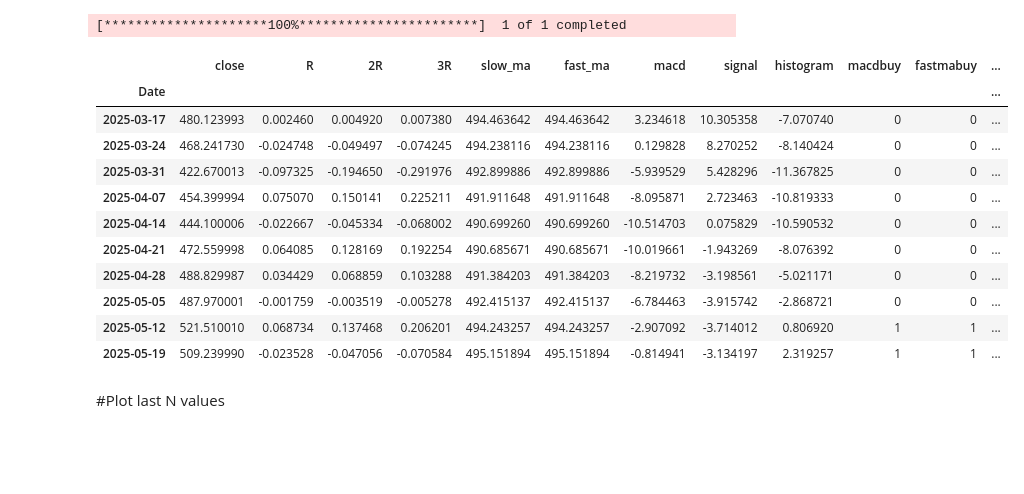
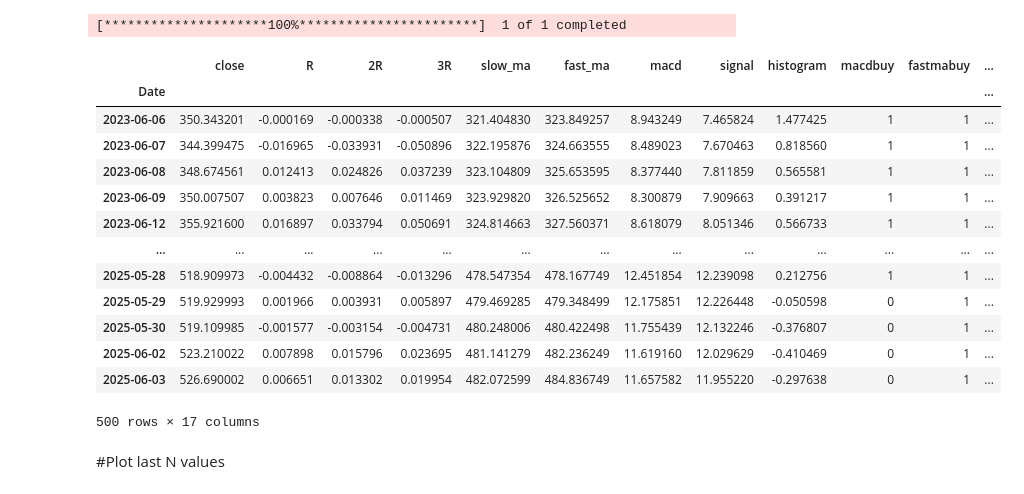
Before and after one commit to GalindoD/Backtester_Stocks, a Jupyter notebook: Backtester_Stocks.ipynb, the cells around one changed output. Cells and saved outputs as stored; diff of their text form; code cells hidden in the pictures; blank space fills up the shorter version.

```diff
--- a/Backtester_Stocks.ipynb
+++ b/Backtester_Stocks.ipynb
@@ -81,9 +81,9 @@ ta-lib-0.5.1-py311h 100%[===================>] 561.86K  --.-KB/s    in 0.1s
 def gatherdata(ticker, periodicity):
   data = yf.download(
       tickers = ticker,
-      start="2020-01-06",
-      end="2025-05-26",
-      #period="max",
+      #start="2020-01-06",
+      #end="2025-05-26",
+      period="max",
       interval=periodicity,
       ignore_tz=True,
       auto_adjust=True)
@@ -156,25 +156,31 @@ def compute_strategy(data_df, strategy, liquid_return):
         else:
           data_df.loc[i, "buy"] = 0
     case 5:
-      #Strategy 5: DCA 100 every week
+      #Strategy 5: SlowMA Only
       for i, row in data_df.iterrows():
-        data_df.loc[i, "buy"] = 1
+        if ( data_df.loc[i, "slowmabuy"] == 1 ):
+          data_df.loc[i, "buy"] = 1
+        else:
+          data_df.loc[i, "buy"] = 0
 
   #Shift
   data_df["buyshift"] = data_df["buy"].shift(1, fill_value=0)
 
   #Buying according to strategy
   data_df["R_strategy"] = data_df.R * data_df.buyshift
+  data_df['R_strX2'] = data_df.R_strategy * 2
+  data_df['R_strX3'] = data_df.R_strategy * 3
 
   #Assuming 5% return on liquid
   #data_df['R_strategy'] = data_df['R_strategy'].replace([0], liquid_return)
 
   #Add Transaction cost
   data_df['R_strategy'] = [data_df.loc[ei, 'R_strategy'] - trsncost if data_df.loc[ei, 'buy'] != data_df.loc[ei, 'buyshift'] else data_df.loc[ei, 'R_strategy'] for ei in data_df.index]
+  data_df['R_strX2'] = [data_df.loc[ei, 'R_strX2'] - trsncost if data_df.loc[ei, 'buy'] != data_df.loc[ei, 'buyshift'] else data_df.loc[ei, 'R_strX2'] for ei in data_df.index]
+  data_df['R_strX3'] = [data_df.loc[ei, 'R_strX3'] - trsncost if data_df.loc[ei, 'buy'] != data_df.loc[ei, 'buyshift'] else data_df.loc[ei, 'R_strX3'] for ei in data_df.index]
 
   #Add leveraged columns (TQQ & QLD)
-  data_df['R_strX2'] = data_df.R_strategy * 2
-  data_df['R_strX3'] = data_df.R_strategy * 3
+
 
   return data_df
 # %% [markdown]
@@ -186,10 +192,10 @@ def compute_strategy(data_df, strategy, liquid_return):
 #Variables
 ticker = "QQQ"
 
-trsncost = 0.002
+trsncost = 0.05
 
-periodicity = "1wk"
-#periodicity = "1d"
+#periodicity = "1wk"
+periodicity = "1d"
 
 if periodicity == "1wk":
   liquid_return = 0.000958
@@ -202,7 +208,7 @@ elif periodicity == "1d":
 #Strategy 4: MACD and 40SlowMA and FastMA.
 strategy = 5
 
-slowma = 40
+slowma = 50
 fastma = 40
 fastmacd = 12
 slowmacd = 26
@@ -222,20 +228,22 @@ data_df = compute_strategy(data_df, strategy, liquid_return)
 # %% [output]
 [*********************100%***********************]  1 of 1 completed
 # %%
-data_df.tail(10)
+data_df.tail(500)
 # %% [output]
 |  | close | R | 2R | 3R | slow_ma | fast_ma | macd | signal | histogram | macdbuy | fastmabuy | ... |
 | Date |  |  |  |  |  |  |  |  |  |  |  | ... |
-| 2025-03-17 | 480.123993 | 0.002460 | 0.004920 | 0.007380 | 494.463642 | 494.463642 | 3.234618 | 10.305358 | -7.070740 | 0 | 0 | ... |
-| 2025-03-24 | 468.241730 | -0.024748 | -0.049497 | -0.074245 | 494.238116 | 494.238116 | 0.129828 | 8.270252 | -8.140424 | 0 | 0 | ... |
-| 2025-03-31 | 422.670013 | -0.097325 | -0.194650 | -0.291976 | 492.899886 | 492.899886 | -5.939529 | 5.428296 | -11.367825 | 0 | 0 | ... |
-| 2025-04-07 | 454.399994 | 0.075070 | 0.150141 | 0.225211 | 491.911648 | 491.911648 | -8.095871 | 2.723463 | -10.819333 | 0 | 0 | ... |
-| 2025-04-14 | 444.100006 | -0.022667 | -0.045334 | -0.068002 | 490.699260 | 490.699260 | -10.514703 | 0.075829 | -10.590532 | 0 | 0 | ... |
-| 2025-04-21 | 472.559998 | 0.064085 | 0.128169 | 0.192254 | 490.685671 | 490.685671 | -10.019661 | -1.943269 | -8.076392 | 0 | 0 | ... |
-| 2025-04-28 | 488.829987 | 0.034429 | 0.068859 | 0.103288 | 491.384203 | 491.384203 | -8.219732 | -3.198561 | -5.021171 | 0 | 0 | ... |
-| 2025-05-05 | 487.970001 | -0.001759 | -0.003519 | -0.005278 | 492.415137 | 492.415137 | -6.784463 | -3.915742 | -2.868721 | 0 | 0 | ... |
-| 2025-05-12 | 521.510010 | 0.068734 | 0.137468 | 0.206201 | 494.243257 | 494.243257 | -2.907092 | -3.714012 | 0.806920 | 1 | 1 | ... |
-| 2025-05-19 | 509.239990 | -0.023528 | -0.047056 | -0.070584 | 495.151894 | 495.151894 | -0.814941 | -3.134197 | 2.319257 | 1 | 1 | ... |
+| 2023-06-06 | 350.343201 | -0.000169 | -0.000338 | -0.000507 | 321.404830 | 323.849257 | 8.943249 | 7.465824 | 1.477425 | 1 | 1 | ... |
+| 2023-06-07 | 344.399475 | -0.016965 | -0.033931 | -0.050896 | 322.195876 | 324.663555 | 8.489023 | 7.670463 | 0.818560 | 1 | 1 | ... |
+| 2023-06-08 | 348.674561 | 0.012413 | 0.024826 | 0.037239 | 323.104809 | 325.653595 | 8.377440 | 7.811859 | 0.565581 | 1 | 1 | ... |
+| 2023-06-09 | 350.007507 | 0.003823 | 0.007646 | 0.011469 | 323.929820 | 326.525652 | 8.300879 | 7.909663 | 0.391217 | 1 | 1 | ... |
+| 2023-06-12 | 355.921600 | 0.016897 | 0.033794 | 0.050691 | 324.814663 | 327.560371 | 8.618079 | 8.051346 | 0.566733 | 1 | 1 | ... |
+| ... | ... | ... | ... | ... | ... | ... | ... | ... | ... | ... | ... | ... |
+| 2025-05-28 | 518.909973 | -0.004432 | -0.008864 | -0.013296 | 478.547354 | 478.167749 | 12.451854 | 12.239098 | 0.212756 | 1 | 1 | ... |
+| 2025-05-29 | 519.929993 | 0.001966 | 0.003931 | 0.005897 | 479.469285 | 479.348499 | 12.175851 | 12.226448 | -0.050598 | 0 | 1 | ... |
+| 2025-05-30 | 519.109985 | -0.001577 | -0.003154 | -0.004731 | 480.248006 | 480.422498 | 11.755439 | 12.132246 | -0.376807 | 0 | 1 | ... |
+| 2025-06-02 | 523.210022 | 0.007898 | 0.015796 | 0.023695 | 481.141279 | 482.236249 | 11.619160 | 12.029629 | -0.410469 | 0 | 1 | ... |
+| 2025-06-03 | 526.690002 | 0.006651 | 0.013302 | 0.019954 | 482.072599 | 484.836749 | 11.657582 | 11.955220 | -0.297638 | 0 | 1 | ... |
+500 rows × 17 columns
 # %% [markdown]
 #Plot last N values
 # %%
```
Also changed, not shown: parts of 7 cells of this notebook.
